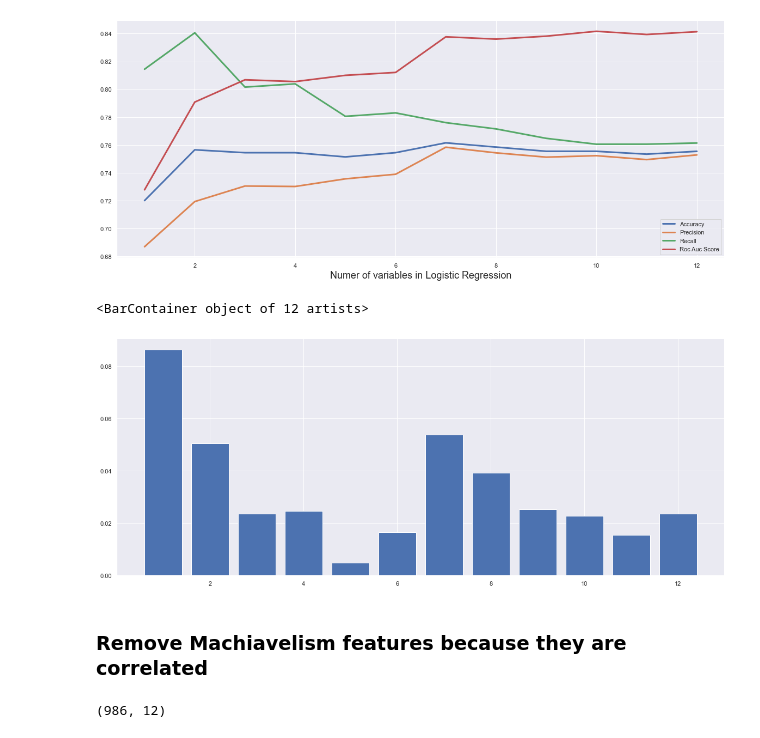
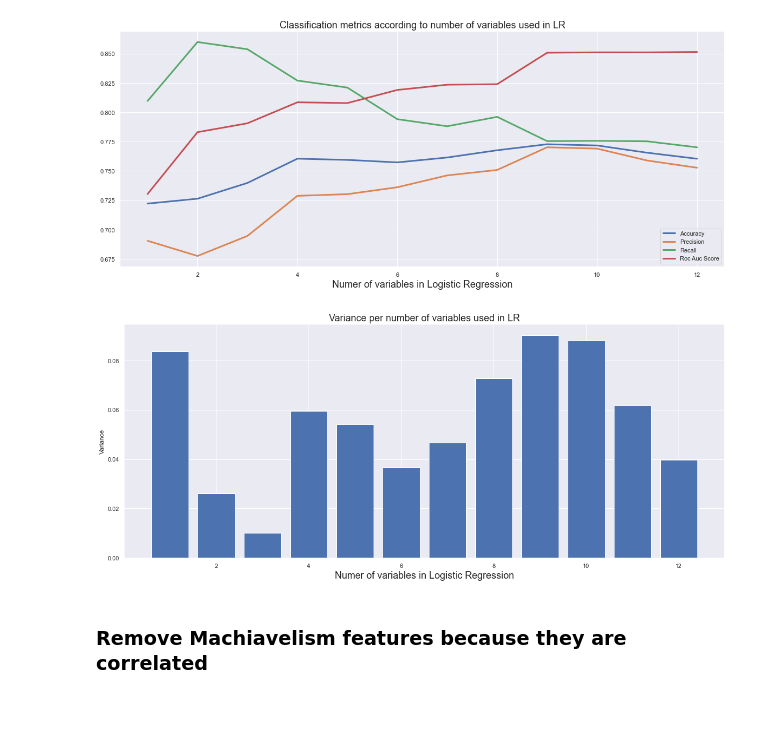
Before and after one commit to noran9/cbsd, a Jupyter notebook: classification_and_comparison.ipynb, the cells around one changed output. Cells and saved outputs as stored; diff of their text form; code cells hidden in the pictures; blank space fills up the shorter version.

```diff
--- a/classification_and_comparison.ipynb
+++ b/classification_and_comparison.ipynb
@@ -2,19 +2,32 @@
 import pandas as pd
 import numpy as np
 from sklearn import metrics
-from sklearn.preprocessing import MinMaxScaler
+from sklearn.preprocessing import MinMaxScaler, StandardScaler
 from sklearn.linear_model import LogisticRegression
+from sklearn import model_selection
+from sklearn.model_selection import cross_validate
+from sklearn.feature_selection import SelectKBest
+from sklearn.feature_selection import chi2
+from sklearn.svm import SVC
+from sklearn.model_selection import GridSearchCV
+from sklearn.ensemble import RandomForestClassifier
+from xgboost import XGBClassifier
+from sklearn.naive_bayes import GaussianNB
+from sklearn.neural_network import MLPClassifier
+import warnings
+warnings.filterwarnings('ignore')
 
-train = pd.read_csv('tfidf_train_dataset.csv')
-test = pd.read_csv('tfidf_test_dataset.csv')
+
+train = pd.read_csv('train_dataset.csv')
+test = pd.read_csv('test_dataset.csv')
 
 train["CONDITION"] = train.CONDITION.map({"H":0, "D":1})
 test["CONDITION"] = test.CONDITION.map({"H":0, "D":1})
 
-X_train = train.iloc[:,0:12]
+X_train = train.iloc[:,1:13]
+y_train = train['CONDITION']
 print(X_train.columns)
-y_train = train['CONDITION']
-X_test= test.iloc[:,0:12]
+X_test= test.iloc[:,1:13]
 y_test = test['CONDITION']
 
 scaler = MinMaxScaler().fit(X_train)
@@ -24,9 +37,9 @@ scaler = MinMaxScaler().fit(X_test)
 X_test = scaler.transform(X_test)
 
 X_full = np.vstack((X_train, X_test))
+y_full = np.concatenate((list(y_train), list(y_test)))
 print(X_full[0])
-print(y_full)
-y_full = np.concatenate((list(y_train), list(y_test)))
+print(y_full.shape)
 # %% [output]
 Index(['P1', 'N2', 'P3', 'M4', 'P5', 'M6', 'N7', 'N8', 'M9', 'P10', 'M11',
        'N12'],
@@ -68,12 +68,9 @@ sorted(sklearn.metrics.SCORERS.keys())
  'top_k_accuracy',
  'v_measure_score']
 # %%
-from sklearn import model_selection
-from sklearn.model_selection import cross_validate
-
 df_results = pd.DataFrame(columns = ['model', 'accuracy', 'variance', 'precision', 'recall', 'roc_auc'])
 kfold = model_selection.KFold(n_splits=10)
-modelCV = LogisticRegression(max_iter=1000)
+modelCV = LogisticRegression(max_iter=10000)
 scoring = {'acc': 'accuracy',
            'var' : 'explained_variance',
            'precision': 'precision',
@@ -112,8 +92,5 @@ ValueError: Only one class present in y_true. ROC AUC score is not defined in th
 # %%
-from sklearn.feature_selection import SelectKBest
-from sklearn.feature_selection import chi2
-
-for i in range(1,12):
+for i in range(1,13):
     X_new = SelectKBest(chi2, k=i).fit_transform(X_full, y_full)
 
     kfold = model_selection.KFold(n_splits=10)
@@ -167,6 +106,5 @@ print(df_results.head(len(df_results)))
 # %%
 import matplotlib.pyplot as plt
-
 import seaborn as sns
 sns.set_theme(style = 'darkgrid')
 plt.rcParams["figure.figsize"] = (20,8)
@@ -177,19 +115,19 @@ plt.plot(range(1,13), df_results['precision'], lw=3, label = 'Precision')
 plt.plot(range(1,13), df_results['recall'], lw=3, label = 'Recall')
 plt.plot(range(1,13), df_results['roc_auc'], lw=3, label = 'Roc Auc Score')
 plt.xlabel("Numer of variables in Logistic Regression", size=18)
+plt.title('Classification metrics according to number of variables used in LR', size=18)
 plt.legend()
-plt.savefig('LR-number-of-vars', transparent=True)
+plt.savefig('LR-number-of-vars', bbox_inches='tight')
 # %% [output]
-[figure, old version]
+[figure, new version]
 # %%
 plt.bar(range(1,13), height=abs(df_results['variance']))
+plt.title('Variance per number of variables used in LR', size=18)
+plt.xlabel('Numer of variables in Logistic Regression', size=18)
+plt.ylabel('Variance')
+plt.savefig('LR-variance', bbox_inches='tight')
 # %% [output]
-<BarContainer object of 12 artists>
-[figure, old version]
+[figure, new version]
 # %% [markdown]
 ### Remove Machiavelism features because they are correlated
-# %%
-print(X_full.shape)
-# %% [output]
-(986, 12)
 # %%
```
Also changed, not shown: parts of 45 cells of this notebook, 2 other files.
